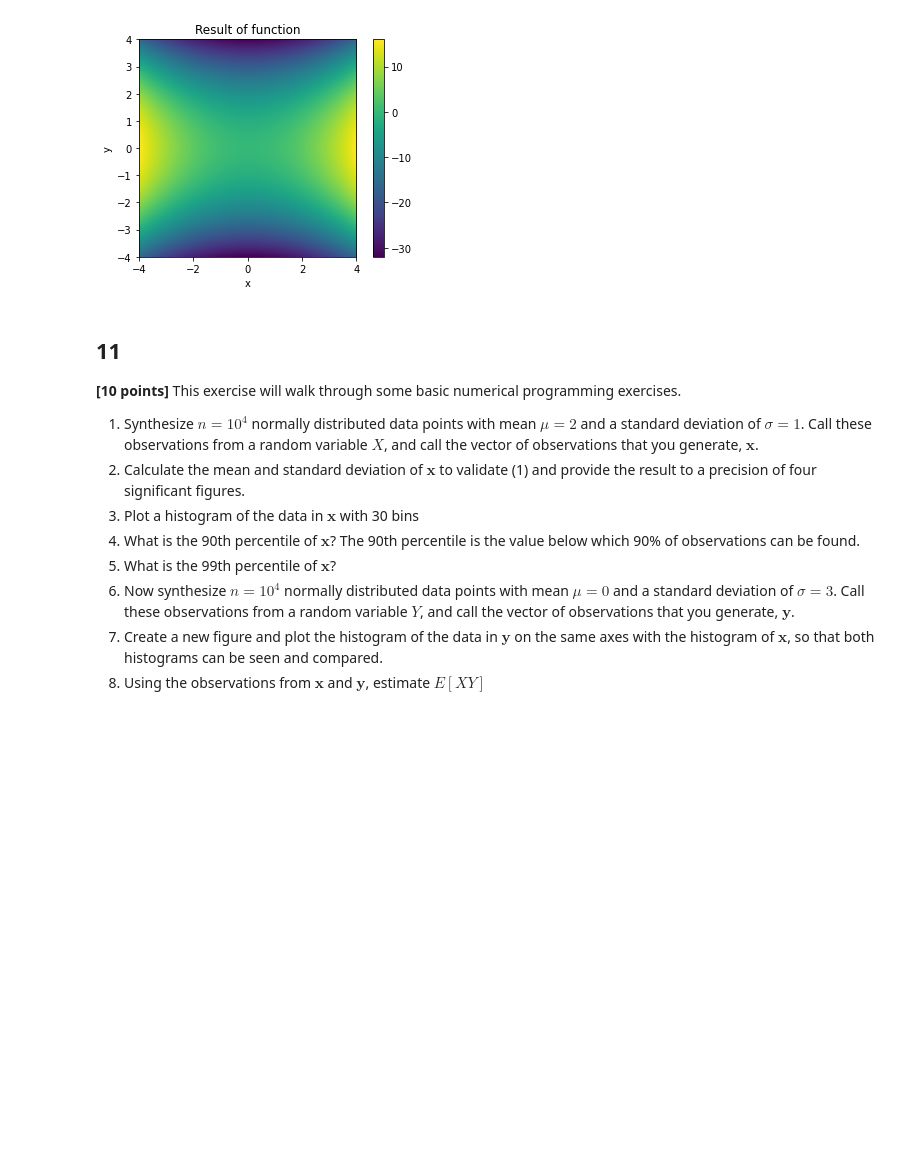
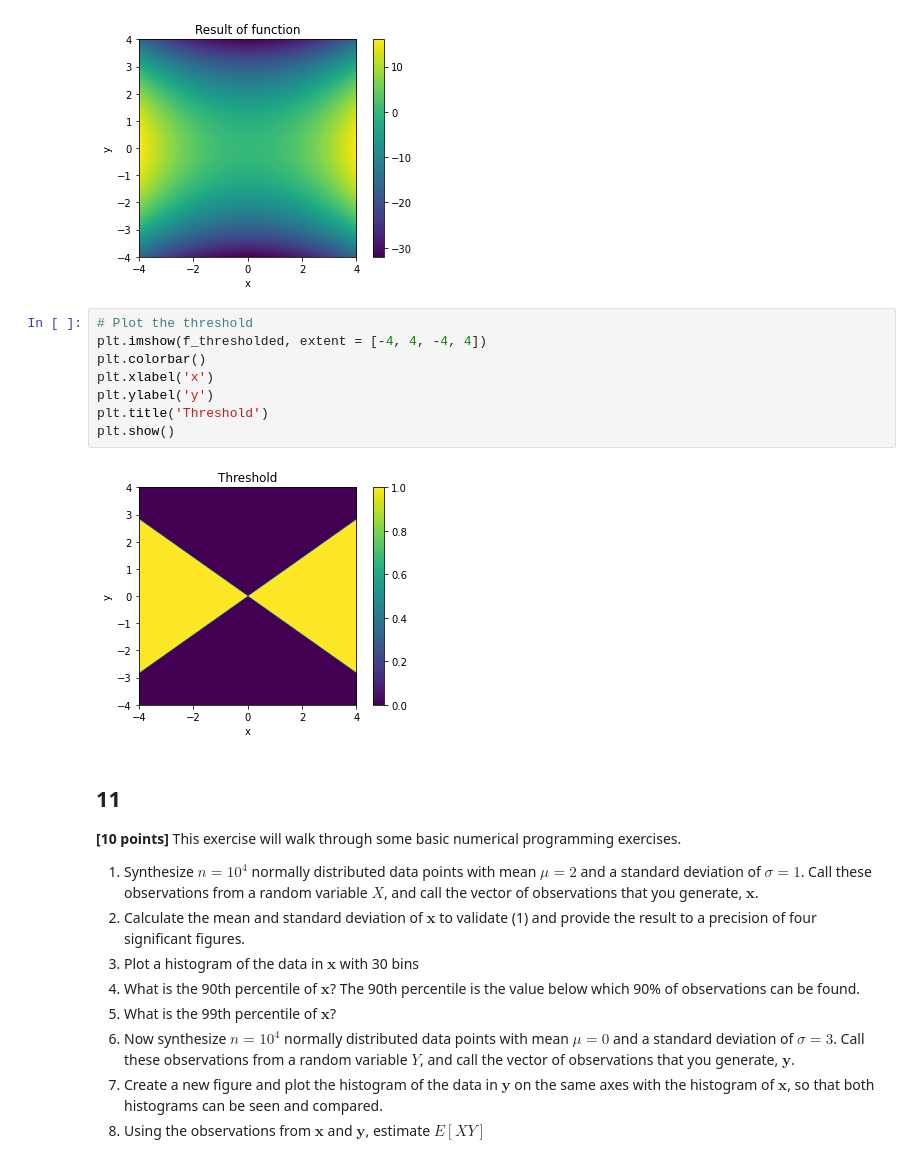
Before and after one commit to gamecicn/ids705, a Jupyter notebook: assignments/Assignment_1.ipynb, the cells around one changed output. Saved outputs shown, nothing was run; the diff lists cells and outputs as text; blank space fills up the shorter version.

```diff
--- a/assignments/Assignment_1.ipynb
+++ b/assignments/Assignment_1.ipynb
@@ -725,6 +725,16 @@ plt.colorbar()
 plt.show()
 # %% [output]
 [figure]
+# %%
+# Plot the threshold
+plt.imshow(f_thresholded, extent = [-4, 4, -4, 4])
+plt.colorbar()
+plt.xlabel('x')
+plt.ylabel('y')
+plt.title('Threshold')
+plt.show()
+# %% [output]
+[figure, added]
 # %% [markdown]
 ## 11
 **[10 points]** This exercise will walk through some basic numerical programming exercises.
```
Also changed, not shown: parts of 9 cells of this notebook.
